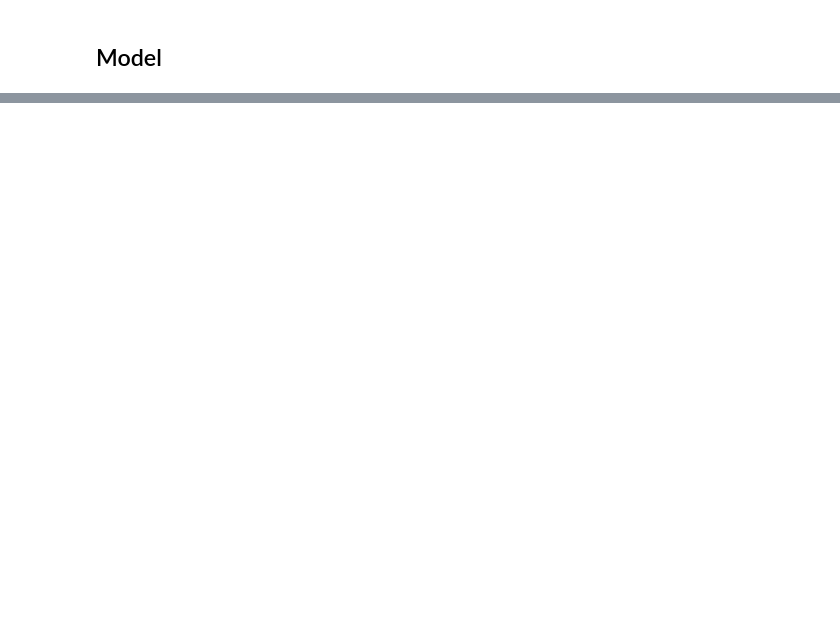
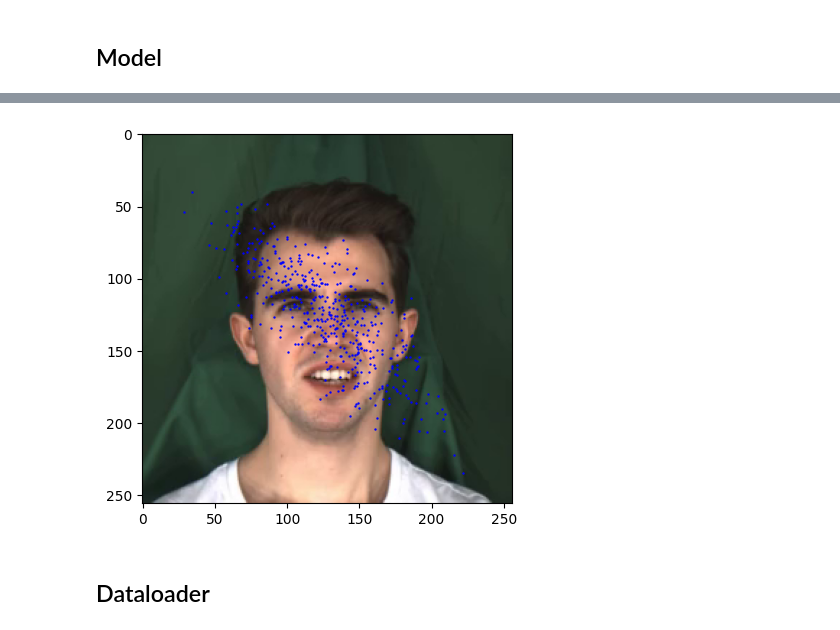
Before and after one commit to sowwnn/KFusion-Dual-Domain-for-Speech-to-Landmarks, a Jupyter notebook: main.ipynb, the cells around one changed output, grey strips where cells are left out. Cells and saved outputs as stored; diff of their text form; code cells hidden in the pictures; blank space fills up the shorter version.

```diff
--- a/main.ipynb
+++ b/main.ipynb
@@ -59,0 +47,5 @@ torch.Size([2, 160, 29])
+# %%
+cvt1 = nn.Conv1d(in_channels=99, out_channels=60, kernel_size=1).to('cuda')
+cvt2 = nn.Linear(in_features=29, out_features=512, bias=True).to('cuda')
+transformer_model = nn.Transformer(nhead=2, num_encoder_layers=8).to('cuda')
+cvb = nn.Linear(in_features=512, out_features=478, bias=True).to('cuda')
@@ -59,0 +78,9 @@ torch.Size([2, 160, 29])
+# %%
+plt.imshow(vid[0].permute(1,2,0))
+y = y.permute(1,2,0).cpu().numpy()
+plt.scatter(y[0][:,0]*256, y[0][:,1]*256,  c='b',s=0.5)
+plt.show()
+# %% [output]
+[figure, added]
+# %% [markdown]
+## Dataloader
```
Also changed, not shown: parts of 12 cells of this notebook, 10 other files.
